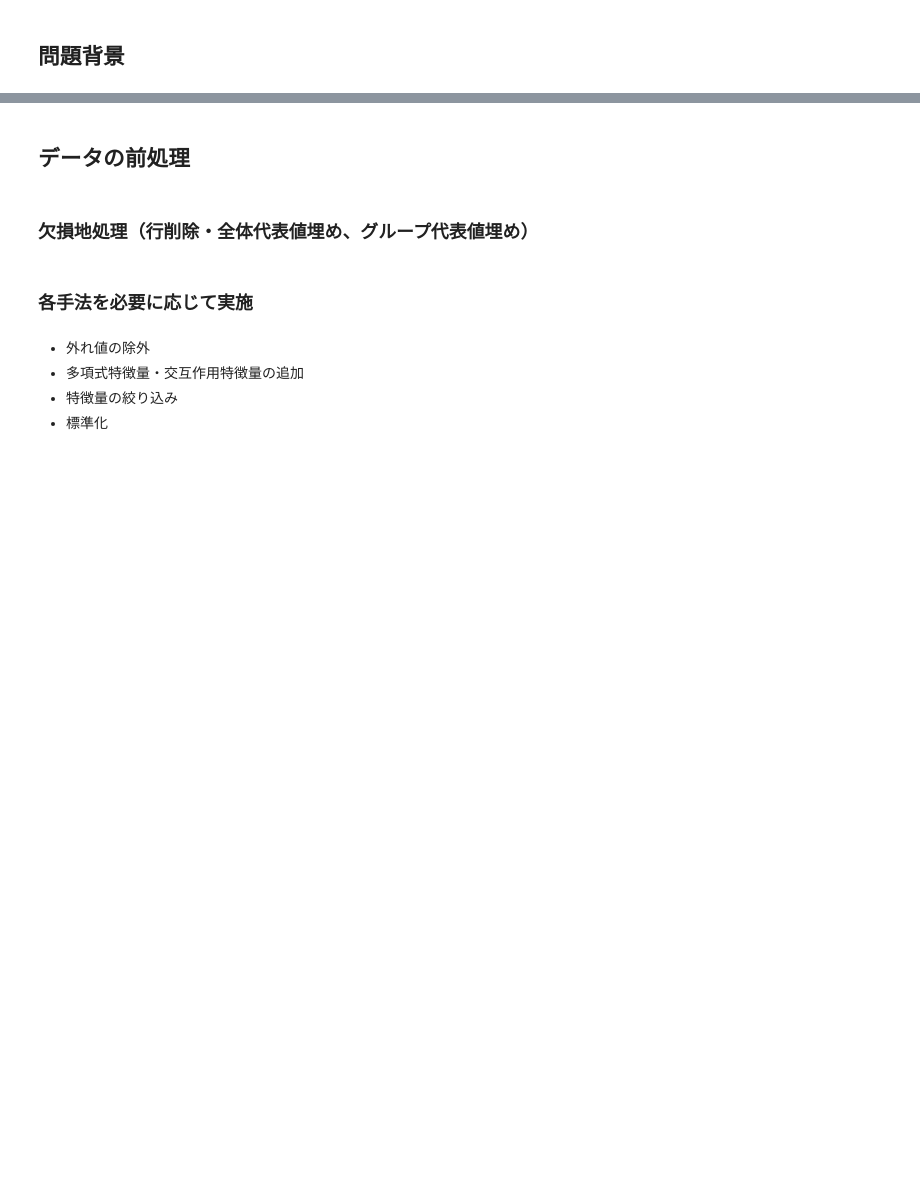
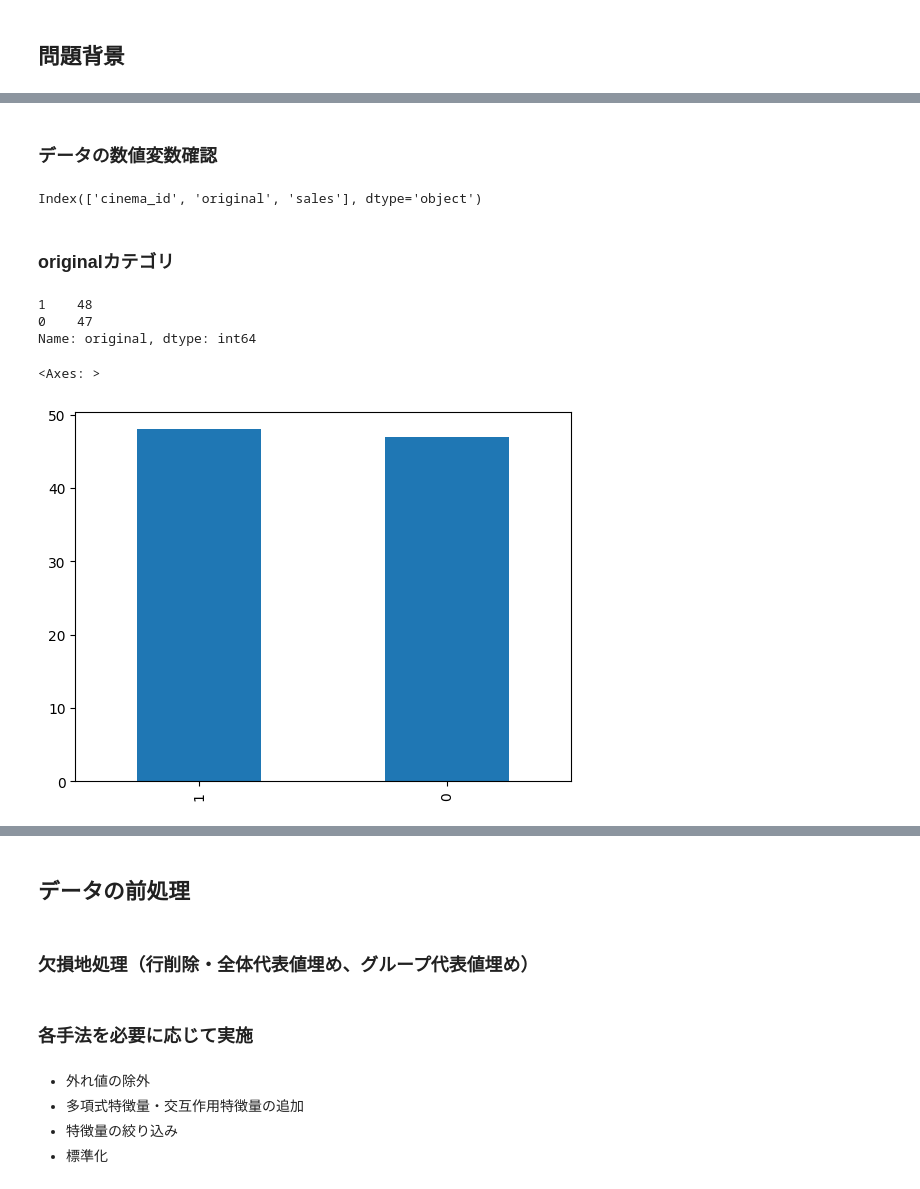
Before and after one commit to k2works/pragmatic-programing-exercise-2023, a Jupyter notebook: src/api/notebooks/chap06.ipynb, the cells around one changed output, grey strips where cells are left out. Cells and saved outputs as stored; diff of their text form; code cells hidden in the pictures; blank space fills up the shorter version.

```diff
--- a/src/api/notebooks/chap06.ipynb
+++ b/src/api/notebooks/chap06.ipynb
@@ -4,4 +4,8 @@
 import unittest
 import doctest
 import os
+from domain import CSVRepository, SQLRepository, CategoricalData, DataVisualization, convert_categoricals
+
 path = os.path.dirname(os.path.abspath(__file__))
+repo = SQLRepository(table='Cinema')
+#repo = CSVRepository(file= path + '/data/cinema.csv')
@@ -9,0 +22,3 @@ path = os.path.dirname(os.path.abspath(__file__))
+# %%
+df = repo.get_data()
+df.head(3)
@@ -15,0 +80,24 @@ path = os.path.dirname(os.path.abspath(__file__))
+# %% [markdown]
+ ### データの数値変数確認
+# %%
+df.select_dtypes(include='number').columns
+# %% [output]
+Index(['cinema_id', 'original', 'sales'], dtype='object')
+# %% [markdown]
+ ### originalカテゴリ
+# %%
+original = CategoricalData(df, 'original')
+# %%
+original.show()
+# %% [output]
+1    48
+0    47
+Name: original, dtype: int64
+# %%
+original.plot()
+
+## %% [markdown]
+# ### 種類カテゴリの数値変換
+# %% [output]
+<Axes: >
+[figure, added]
```
Also changed, not shown: parts of 22 cells of this notebook, 2 other files.
